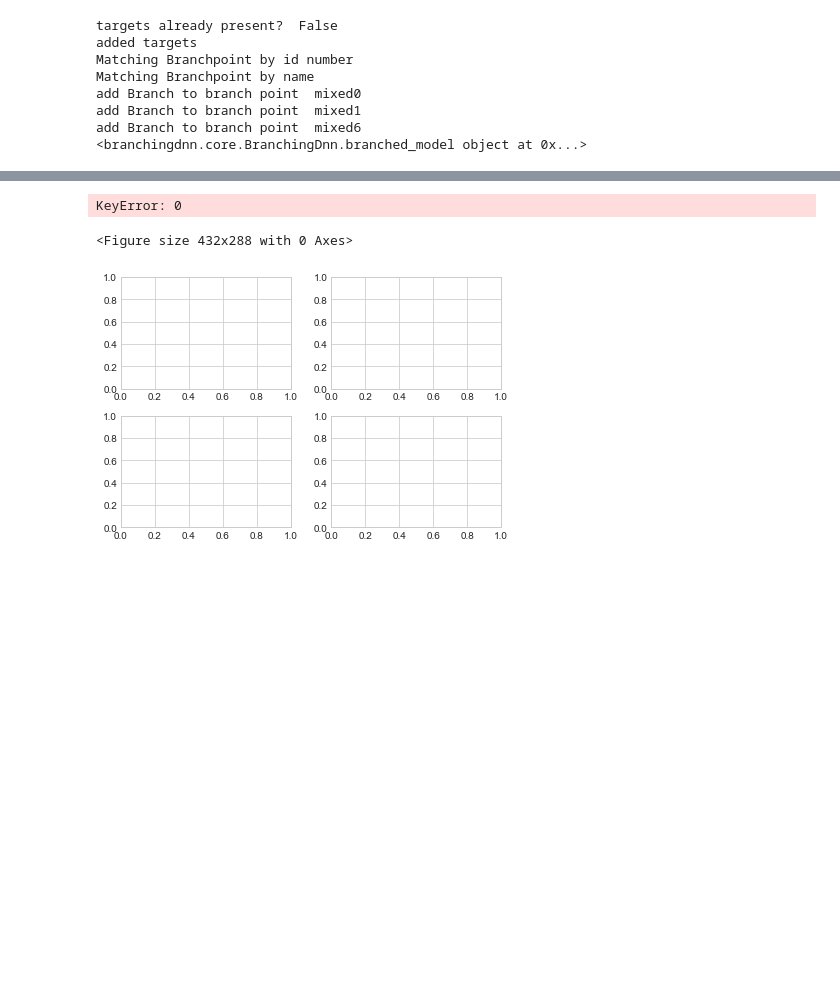
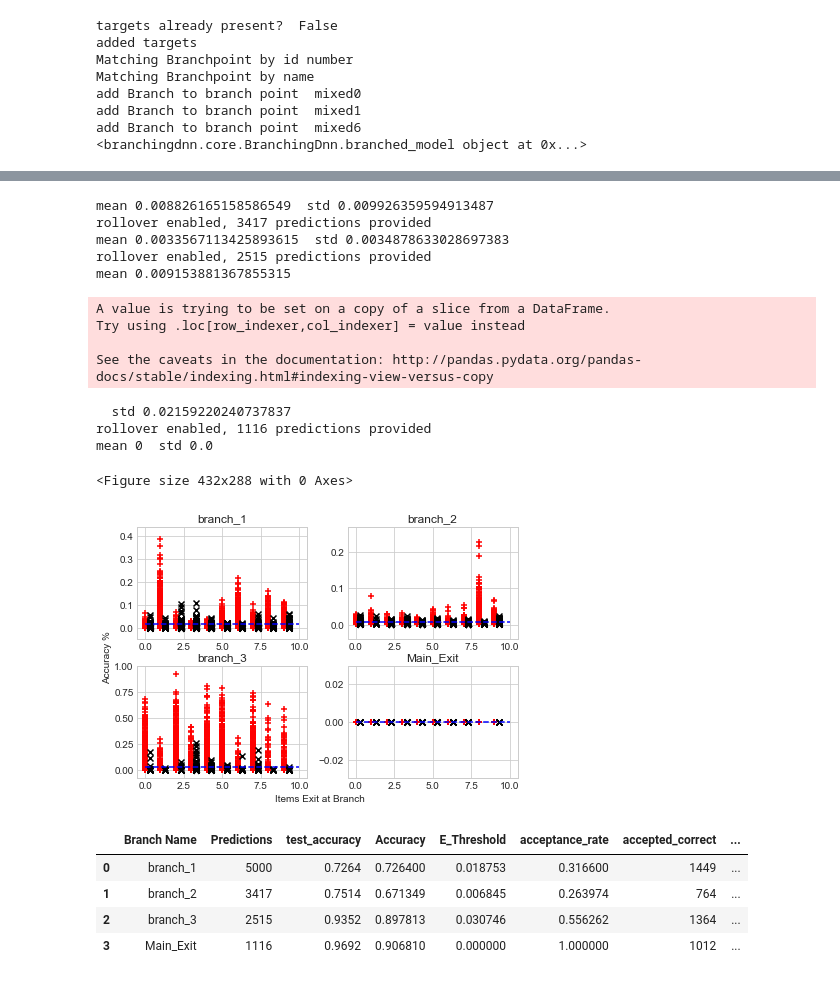
Before and after one commit to SanityLacking/BrevisNet, a Jupyter notebook: notebooks/CrossEntropy_branched-Inception.ipynb, the cells around one changed output, grey strips where cells are left out. Cells and saved outputs as stored; diff of their text form; code cells hidden in the pictures; blank space fills up the shorter version.

```diff
--- a/notebooks/CrossEntropy_branched-Inception.ipynb
+++ b/notebooks/CrossEntropy_branched-Inception.ipynb
@@ -350,7 +371,7 @@ Epoch 00012: saving model to models\inception_entropy_flat.hdf5
 312/312 - 38s - loss: 10.8198 - classification_loss: 2.2003 - branch_softmax_loss: 3.1911 - branch_softmax_1_loss: 3.1908 - branch_softmax_2_loss: 2.2376 - classification_accuracy: 0.9666 - branch_sof ...
 overall loss: 10.819804191589355
 # %%
-model  = tf.keras.models.load_model('models/resNet_evidence_conv2d.hdf5', custom_objects={"CrossEntropyEndpoint":CrossEntropyEndpoint,"cross_entropy_evidence":loss_function()})
+model  = tf.keras.models.load_model('models/inception_entropy_flat.hdf5', custom_objects={"CrossEntropyEndpoint":CrossEntropyEndpoint,"cross_entropy_evidence":loss_function()})
 # %%
 evidence=False
 num_outputs=4
@@ -459,6 +465,8 @@ def collectEvidence_branches(model,test_ds, evidence=True):
         print("prediction: {} of {}".format(i,len(test_ds)),end='\r')
         if evidence:
             result = model.test_on_batch(x,y)
+            if i < 1:
+                print(result)
 #             print(result)
             for j in range(num_outputs):
 #                 print("output",j)
@@ -477,7 +485,8 @@ def collectEvidence_branches(model,test_ds, evidence=True):
 #                 print("overlap",pOverlap[j][i])
         else:
             result = model.predict(x)[0]
-            # print(result)
+            if i < 5:
+                print(result)
 
             for j in range(num_outputs):
                 pClass[j].append(tf.argmax(y[0]).numpy())
@@ -793,6 +802,6 @@ validation_ds = tf.data.Dataset.zip((validation_ds,v_target))
 validation_ds = (validation_ds.batch(batch_size=1, drop_remainder=True))
 
 
-Outputs = collectEvidence_branches(model.model,validation_ds, evidence=False)
+validation_Outputs = collectEvidence_branches(model,validation_ds, evidence=False)
 # %% [output]
 outputs 4
@@ -826,6 +876,22 @@ prediction: 9999 of 10000
 # %%
-displayEvidence_cascade(Outputs, Evidence = False)
+displayEvidence_cascade(validation_Outputs, Evidence = True)
 # %% [output]
-KeyError: 0
+mean 0.008826165158586549  std 0.009926359594913487
+rollover enabled, 3417 predictions provided
+mean 0.0033567113425893615  std 0.0034878633028697383
+rollover enabled, 2515 predictions provided
+mean 0.009153881367855315
-<Figure size 432x288 with 0 Axes>
+A value is trying to be set on a copy of a slice from a DataFrame.
+Try using .loc[row_indexer,col_indexer] = value instead
+
+See the caveats in the documentation: http://pandas.pydata.org/pandas-docs/stable/indexing.html#indexing-view-versus-copy
+  std 0.02159220240737837
+rollover enabled, 1116 predictions provided
+mean 0  std 0.0
+<Figure size 432x288 with 0 Axes>
-[figure, old version]
+[figure, new version]
+|  | Branch Name | Predictions | test_accuracy | Accuracy | E_Threshold | acceptance_rate | accepted_correct | ... |
+| 0 | branch_1 | 5000 | 0.7264 | 0.726400 | 0.018753 | 0.316600 | 1449 | ... |
+| 1 | branch_2 | 3417 | 0.7514 | 0.671349 | 0.006845 | 0.263974 | 764 | ... |
+| 2 | branch_3 | 2515 | 0.9352 | 0.897813 | 0.030746 | 0.556262 | 1364 | ... |
+| 3 | Main_Exit | 1116 | 0.9692 | 0.906810 | 0.000000 | 1.000000 | 1012 | ... |
```
Also changed, not shown: parts of 7 cells of this notebook, 5 other files.
